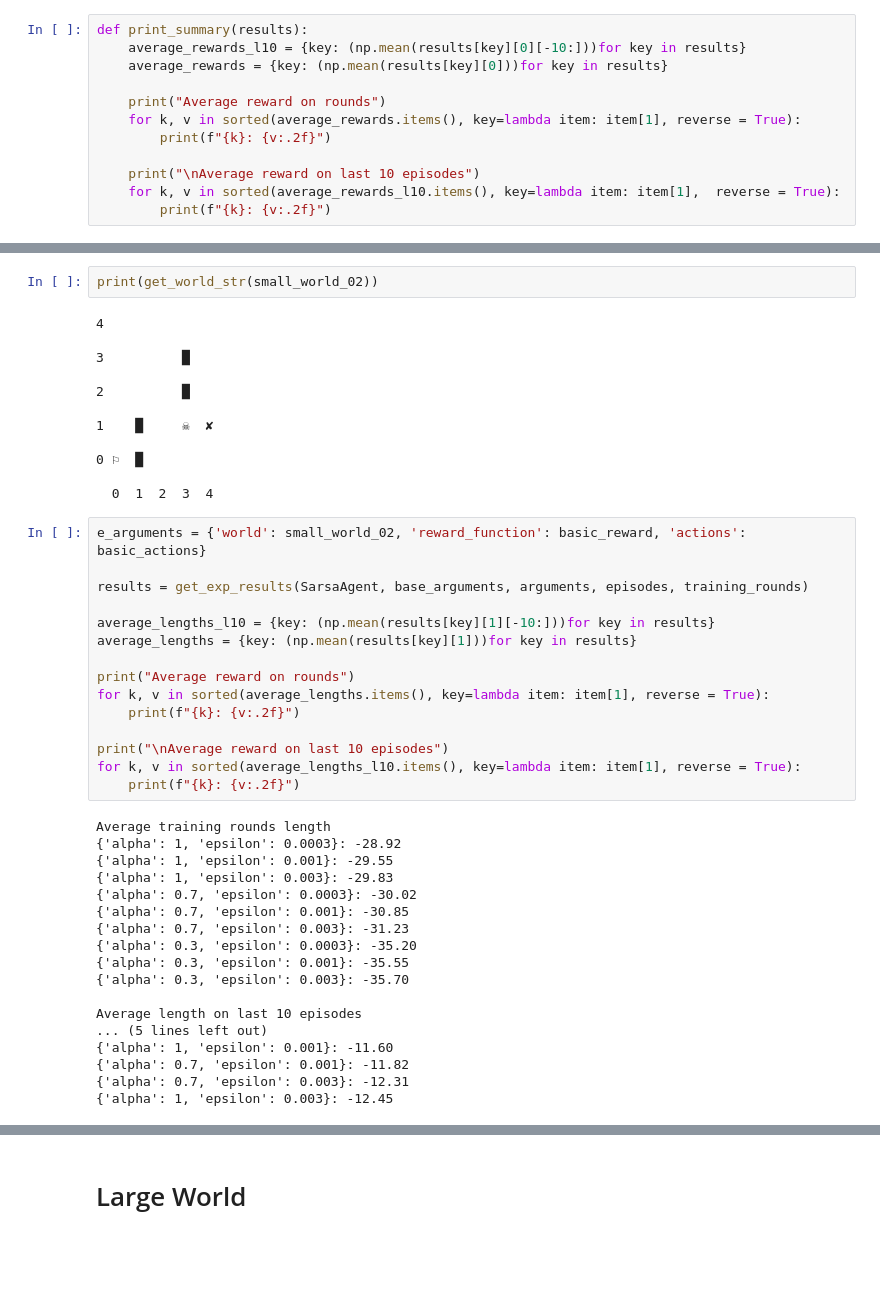
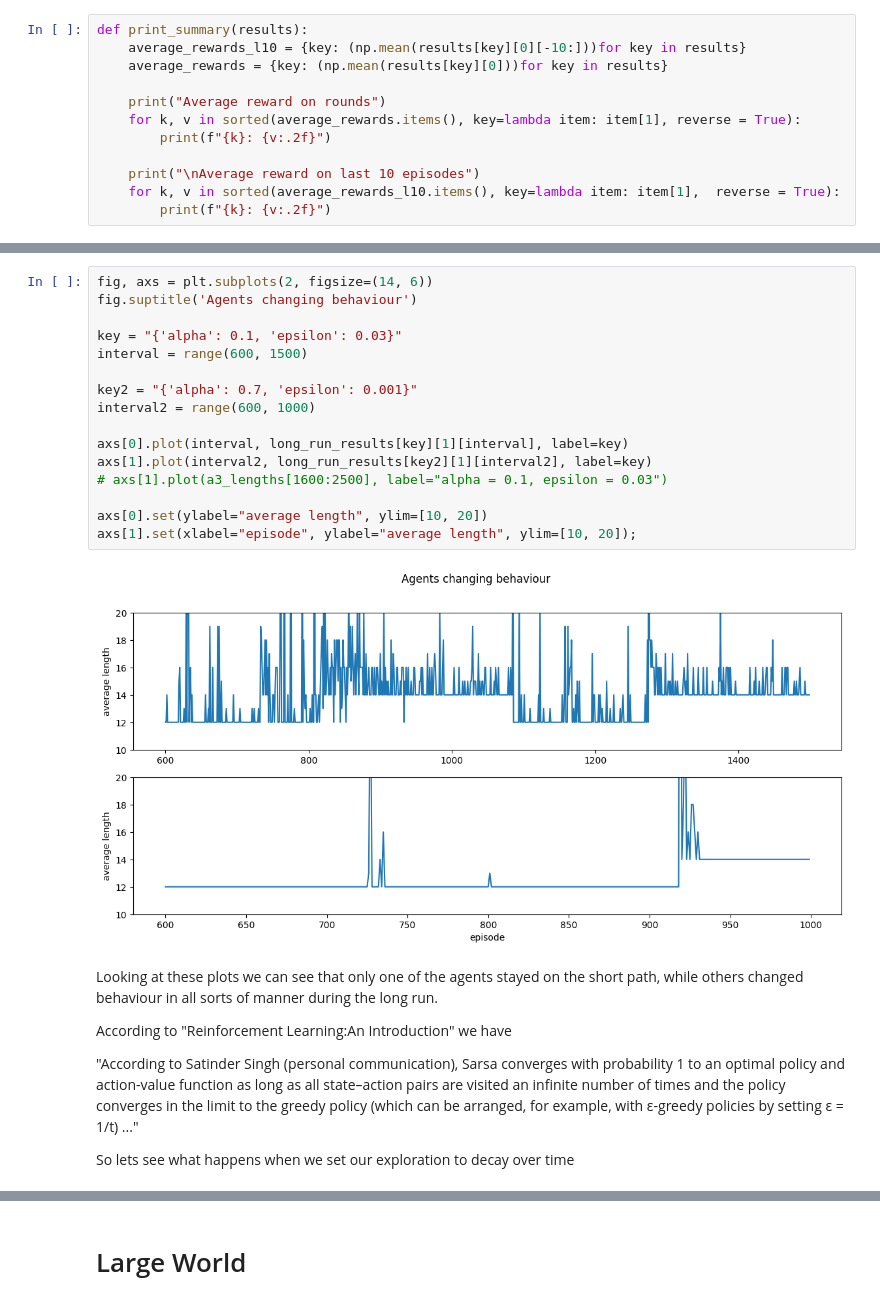
Before and after one commit to hmeretti/grid-world, a Jupyter notebook: notebooks/experiments/tunnning/sarsa.ipynb, the cells around one changed output, grey strips where cells are left out. Cells and saved outputs as stored; diff of their text form; blank space fills up the shorter version.

```diff
--- a/notebooks/experiments/tunnning/sarsa.ipynb
+++ b/notebooks/experiments/tunnning/sarsa.ipynb
@@ -282,47 +238,27 @@ Average length on last 10 episodes
-# %%
-print(get_world_str(small_world_02))
-# %% [output]
-4
-
-3          █
-
-2          █
-
-1    █     ☠  ✘
-
-0 ⚐  █
-
-  0  1  2  3  4
-# %%
-e_arguments = {'world': small_world_02, 'reward_function': basic_reward, 'actions': basic_actions}
-
-results = get_exp_results(SarsaAgent, base_arguments, arguments, episodes, training_rounds)
-
-average_lengths_l10 = {key: (np.mean(results[key][1][-10:]))for key in results}
-average_lengths = {key: (np.mean(results[key][1]))for key in results}
-
-print("Average reward on rounds")
-for k, v in sorted(average_lengths.items(), key=lambda item: item[1], reverse = True):
-    print(f"{k}: {v:.2f}")
-
-print("\nAverage reward on last 10 episodes")
-for k, v in sorted(average_lengths_l10.items(), key=lambda item: item[1], reverse = True):
-    print(f"{k}: {v:.2f}")
-# %% [output]
-Average training rounds length
-{'alpha': 1, 'epsilon': 0.0003}: -28.92
-{'alpha': 1, 'epsilon': 0.001}: -29.55
-{'alpha': 1, 'epsilon': 0.003}: -29.83
-{'alpha': 0.7, 'epsilon': 0.0003}: -30.02
-{'alpha': 0.7, 'epsilon': 0.001}: -30.85
-{'alpha': 0.7, 'epsilon': 0.003}: -31.23
-{'alpha': 0.3, 'epsilon': 0.0003}: -35.20
-{'alpha': 0.3, 'epsilon': 0.001}: -35.55
-{'alpha': 0.3, 'epsilon': 0.003}: -35.70
-
-Average length on last 10 episodes
-... (5 lines left out)
-{'alpha': 1, 'epsilon': 0.001}: -11.60
-{'alpha': 0.7, 'epsilon': 0.001}: -11.82
-{'alpha': 0.7, 'epsilon': 0.003}: -12.31
-{'alpha': 1, 'epsilon': 0.003}: -12.45
+# %%
+fig, axs = plt.subplots(2, figsize=(14, 6))
+fig.suptitle('Agents changing behaviour')
+
+key = "{'alpha': 0.1, 'epsilon': 0.03}"
+interval = range(600, 1500)
+
+key2 = "{'alpha': 0.7, 'epsilon': 0.001}"
+interval2 = range(600, 1000)
+
+axs[0].plot(interval, long_run_results[key][1][interval], label=key)
+axs[1].plot(interval2, long_run_results[key2][1][interval2], label=key)
+# axs[1].plot(a3_lengths[1600:2500], label="alpha = 0.1, epsilon = 0.03")
+
+axs[0].set(ylabel="average length", ylim=[10, 20])
+axs[1].set(xlabel="episode", ylabel="average length", ylim=[10, 20]);
+# %% [output]
+[figure, added]
+# %% [markdown]
+Looking at these plots we can see that only one of the agents stayed on the short path, while others changed behaviour in all sorts of manner during the long run.
+
+According to "Reinforcement Learning:An Introduction" we have
+
+"According to Satinder Singh (personal communication), Sarsa converges with probability 1 to an optimal policy and action-value function as
+long as all state–action pairs are visited an infinite number of times and the policy converges in the limit to the greedy policy (which can be arranged, for example, with ε-greedy policies by setting ε = 1/t) ..."
+
+So lets see what happens when we set our exploration to decay over time
```
Also changed, not shown: parts of 43 cells of this notebook, 4 other files.
